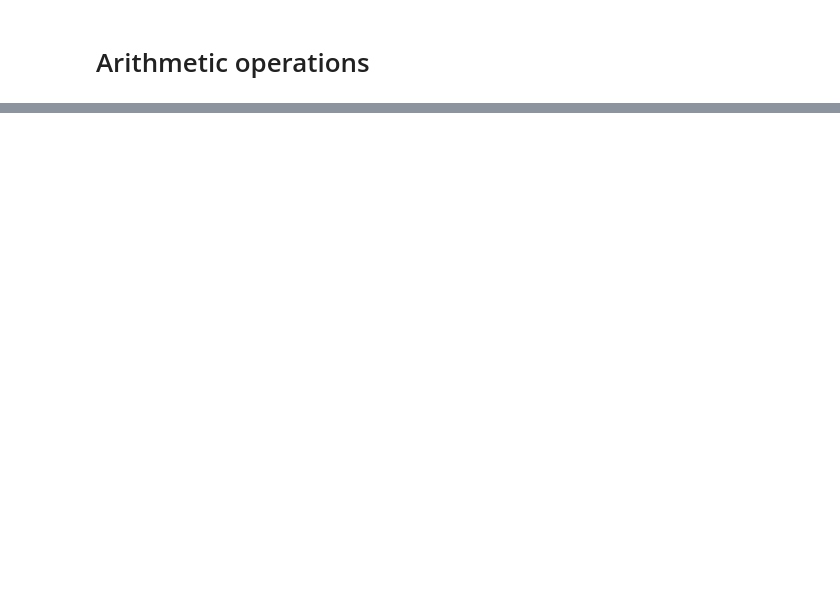
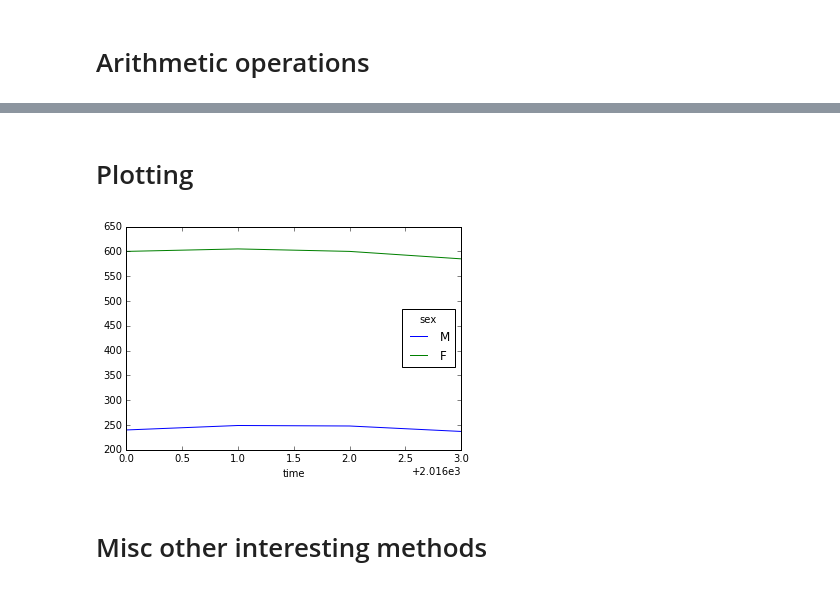
Before and after one commit to larray-project/larray, a Jupyter notebook: doc/notebooks/LArray usage.ipynb, the cells around one changed output, grey strips where cells are left out. Cells and saved outputs as stored; diff of their text form; code cells hidden in the pictures; blank space fills up the shorter version.

```diff
--- a/doc/notebooks/LArray usage.ipynb
+++ b/doc/notebooks/LArray usage.ipynb
@@ -253,0 +999,3 @@ Flanders |         H | 0.500283671737 | ... | 0.507754276644
+# %%
+# let us recreate our original test array
+a = ndrange([age, sex, time])
@@ -253,0 +1027,3 @@ Flanders |         H | 0.500283671737 | ... | 0.507754276644
+# %%
+# because in this case the bounds can themselves be arrays
+age_limit = create_sequential(time, initial=10)
@@ -253,0 +1083,3 @@ Flanders |         H | 0.500283671737 | ... | 0.507754276644
+# %%
+# for that reason, sometimes it is more useful to not select, but rather set to 0 (or another value) non matching elements
+a[age < age_limit] = 0
@@ -253,0 +1368,10 @@ Flanders |         H | 0.500283671737 | ... | 0.507754276644
+# %% [markdown]
+# Plotting
+# %%
+c = a.sum(x.age) - 39000
+# %%
+d = c.transpose(x.time).plot()
+# %% [output]
+[figure, added]
+# %% [markdown]
+# Misc other interesting methods
```
Also changed, not shown: parts of 309 cells of this notebook.
